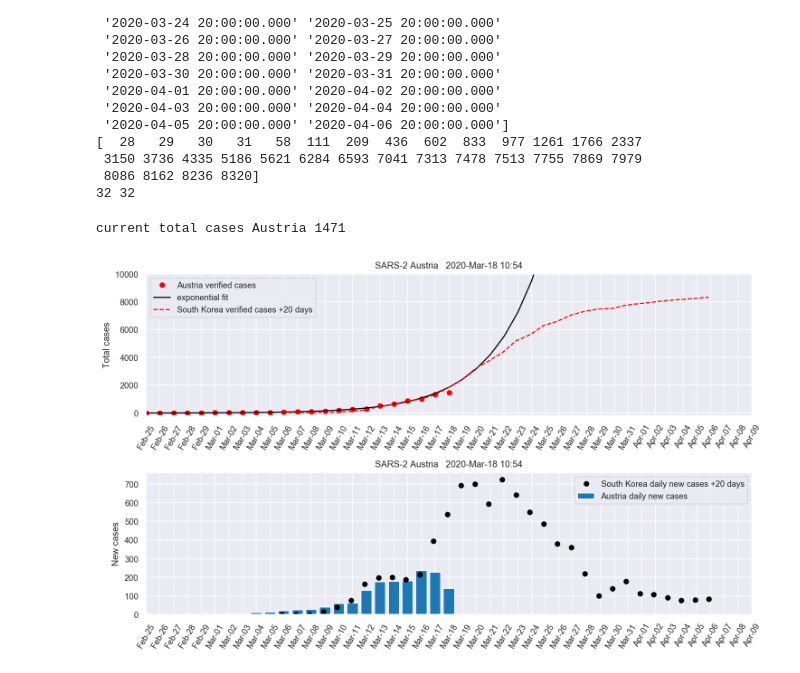
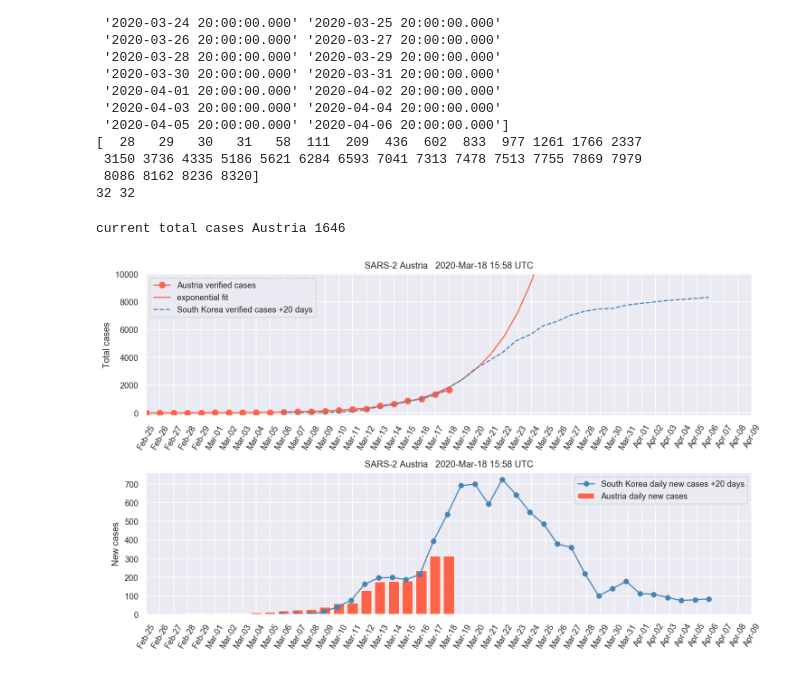
Before and after one commit to cmoestl/sars2_austria, a Jupyter notebook: fit_austria.ipynb, the cells around one changed output. Saved outputs shown, nothing was run; the diff lists cells and outputs as text; code cells hidden in the pictures.

```diff
--- a/fit_austria.ipynb
+++ b/fit_austria.ipynb
@@ -31,7 +31,8 @@ t_start=parse_time('2020-02-25 23:00').datetime
 t_end=parse_time('2020-03-19 23:00').datetime
 
 dates=parse_time([t_start + datetime.timedelta(days=1*n) for n in range((t_end - t_start).days)]).datetime
-cases=np.array([2, 2, 3, 3, 9, 14, 18, 21, 29, 41, 55, 79, 104, 131, 182, 246, 302, 504, 655, 860, 1016,1332, 1471])
+cases=np.array([2, 2, 3, 3, 9, 14, 18, 21, 29, 41, 55, 79, 104, 131, 182, \
+                246, 302, 504, 655, 860, 1016,1332, 1646])
 
 print(parse_time(dates).iso)
 print(cases)
@@ -80,8 +81,9 @@ t_end_sk=t_end_sk+datetime.timedelta(days=20)
 dates_sk=parse_time([t_start_sk + datetime.timedelta(days=1*n) for n in range((t_end_sk - t_start_sk).days)]).datetime
 
 print(parse_time(dates_sk).iso)
-cases_sk=np.array([28, 29, 30, 31, 58, 111, 209, 436,602, 833, 977, 1261, 1766, 2337, 3150,3736, 4335,5186,5621,6284 \
-         ,6593,7041,7313,7478,7513,7755,7869,7979,8086,8162,8236,8320])
+cases_sk=np.array([28, 29, 30, 31, 58, 111, 209, 436,602, 833, 977, 1261, 1766, 2337,\
+                   3150,3736, 4335,5186,5621,6284,6593,7041,7313,7478,7513,7755,7869,\
+                   7979,8086,8162,8236,8320])
 print(cases_sk)
 print(len(cases_sk),len(dates_sk))
 # %% [output]
@@ -109,40 +111,40 @@ print(len(cases_sk),len(dates_sk))
 plt.figure(1,figsize=(10,6),dpi=150)
 ax1 = plt.subplot(211)
 
-ax1.plot(dates,cases,'or',label='Austria verified cases')
-ax1.plot(dates_fut,fit,'-k',label='exponential fit')
-ax1.plot(dates_sk,cases_sk,'--r',label='South Korea verified cases +20 days')
+ax1.plot(dates,cases,marker='o',color='tomato',label='Austria verified cases',markersize=6)
+ax1.plot(dates_fut,fit,linestyle='-',color='tomato',label='exponential fit')
+ax1.plot(dates_sk,cases_sk,linestyle='--',color='steelblue',label='South Korea verified cases +20 days')
 
 
 ax1.xaxis.set_major_formatter( matplotlib.dates.DateFormatter('%b-%d') )
 ax1.set_xlim([dates_fut[0],dates_fut[-1]])
 plt.xticks(rotation=60)
 plt.ylabel('Total cases')
 plt.ylim(-200,10000)
-plt.title('SARS-2 Austria   '+now)
+plt.title('SARS-2 Austria   '+now+ ' UTC')
 plt.legend()
 ax1.set_xticks(dates_fut)
 
 
 ax2 = plt.subplot(212)
 
-ax2.bar(dates,np.gradient(cases),label='Austria daily new cases')
-ax2.plot(dates_sk,np.gradient(cases_sk),'ok',label='South Korea daily new cases +20 days')
+ax2.bar(dates,np.gradient(cases),color='tomato',label='Austria daily new cases')
+ax2.plot(dates_sk,np.gradient(cases_sk),marker='o',color='steelblue',label='South Korea daily new cases +20 days')
 
 ax2.xaxis.set_major_formatter( matplotlib.dates.DateFormatter('%b-%d') )
 
 plt.xticks(rotation=60)
 plt.ylabel('New cases')
 ax2.set_xlim([dates_fut[0],dates_fut[-1]])
-plt.title('SARS-2 Austria   '+now)
+plt.title('SARS-2 Austria   '+now + ' UTC')
 ax2.set_xticks(dates_fut)
 
 plt.legend()
 
 plt.tight_layout()
 print('current total cases Austria',cases[-1])
 
 plt.savefig('austria_south_korea.png')
 # %% [output]
-current total cases Austria 1471
+current total cases Austria 1646
-[figure, old version]
+[figure, new version]
```
Also changed, not shown: parts of 1 cell of this notebook, 1 other file.
